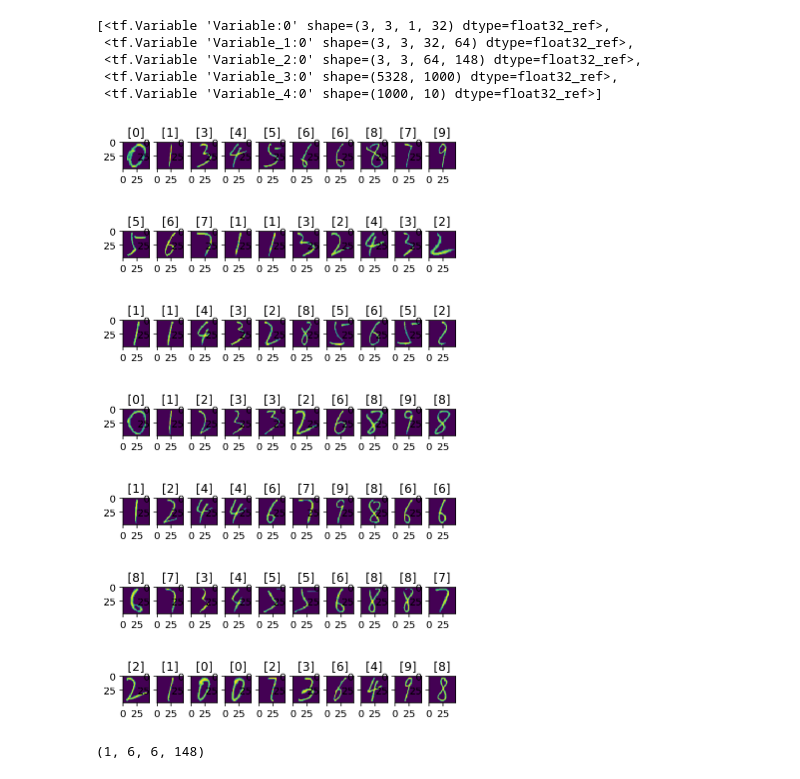
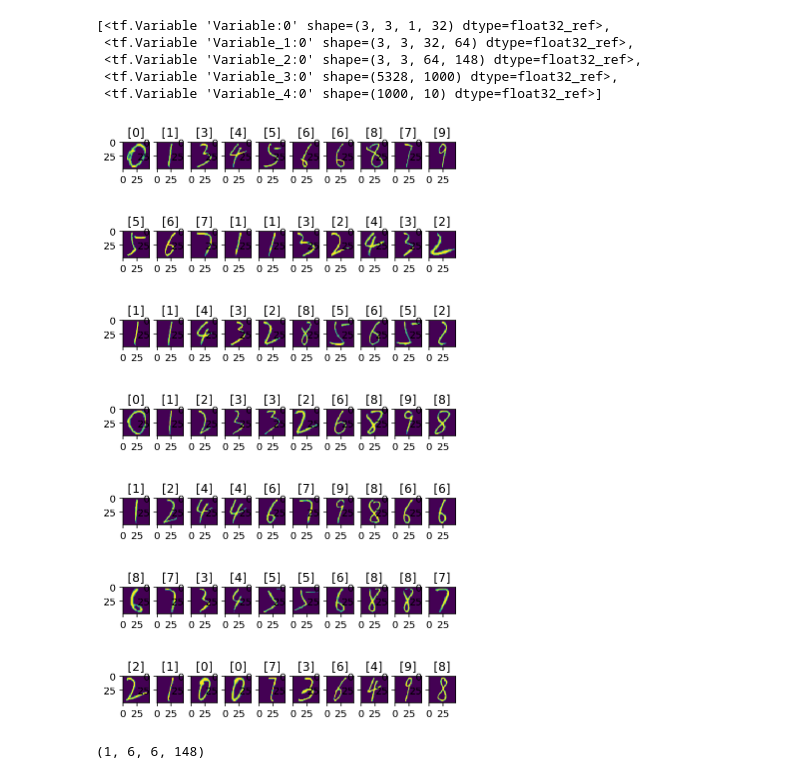
Before and after one commit to lianxiaolei/num-recognition-http, a Jupyter notebook: notebook/test.ipynb, the cells around one changed output. Saved outputs shown, nothing was run; the diff lists cells and outputs as text; code cells hidden in the pictures.

```diff
--- a/notebook/test.ipynb
+++ b/notebook/test.ipynb
@@ -375,30 +375,33 @@ def preprocessing(img):
 # %%
 for j in range(0, 7):
 
     for i in range(1, 11):
         img = cv2.imread('testimg/%s/%s.jpg' % (j, i), cv2.IMREAD_GRAYSCALE)
-#        img = (255 - img) / 255.0
+
 #        img[img < 0.14] = 0.0
 #        img = (img - np.min(img)) / (np.max(img) - np.min(img))
-        img = (np.max(img) - img) / np.max(img)
-        img[img < 0.16] = 0.0
+#         img = (np.max(img) - img) / np.max(img)
+
+        img = 255 - img
+        img = (img - np.min(img)) / (np.max(img) - np.min(img))
+        img[img < 0.3] = 0.0
         img[img > 0] += 0.3
         img[img > 1.] = 1.
         sub_img = preprocessing(img)
 
 #             cv2.imwrite(fname, sub_img * 255)
         plt.subplot(7, 10, i + j * 10)
         plt.imshow(sub_img)
         plt.title(cnn.predict_new(sub_img))
     plt.show()
 # %% [output]
-[figure, old version]
+[figure, new version]
-[figure, old version]
+[figure, new version]
-[figure, old version]
+[figure, new version]
-[figure, old version]
+[figure, new version]
-[figure, old version]
+[figure, new version]
-[figure, old version]
+[figure, new version]
-[figure, old version]
+[figure, new version]
 # %%
 o, probs = cnn.output(sub_img)
 o.shape
```
Also changed, not shown: parts of 1 cell of this notebook, 3 other files.
